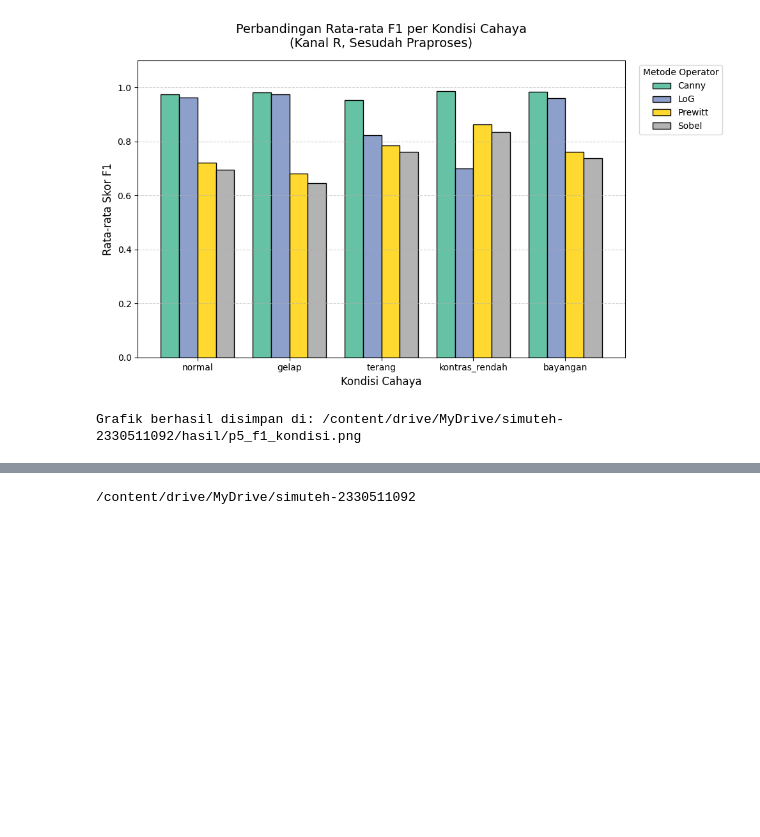
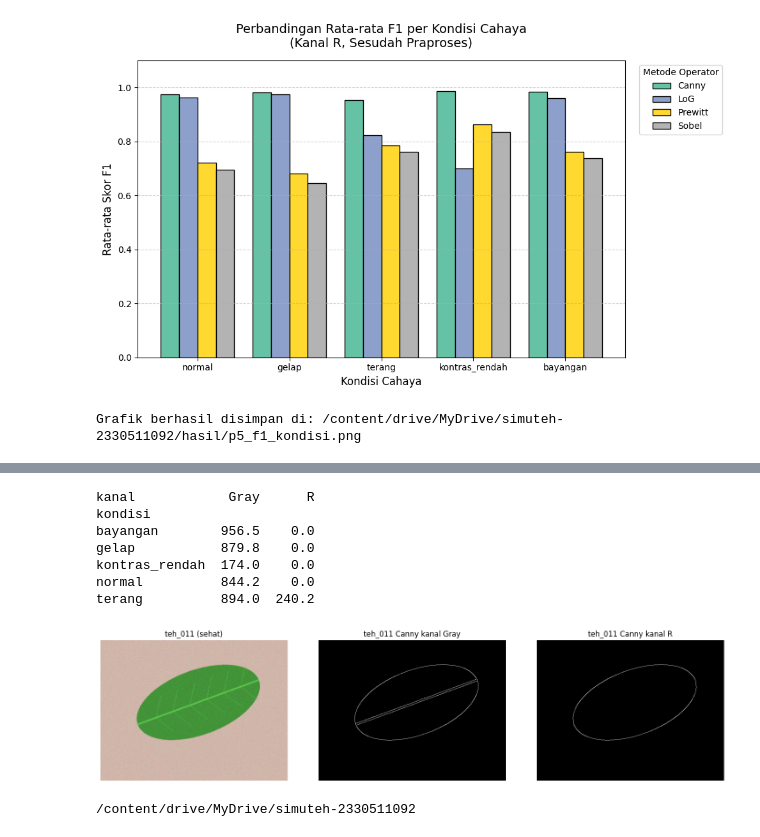
Before and after one commit to Adityagenta/simuteh-2330511092, a Jupyter notebook: notebook/P5_tepi.ipynb, the cells around one changed output, grey strips where cells are left out. Saved outputs shown, nothing was run; the diff lists cells and outputs as text; code cells hidden in the pictures; blank space fills up the shorter version.

Commit message:
Menyelesaikan Pertemuan 5 (Bagian 1 & 2): evaluasi Canny, uji daun sehat, dan keputusan Tabel 8

```diff
--- a/notebook/P5_tepi.ipynb
+++ b/notebook/P5_tepi.ipynb
@@ -163,0 +200,19 @@ Grafik berhasil disimpan di: /content/drive/MyDrive/simuteh-2330511092/hasil/p5_
+# %%
+# Kode 2.2 Ambang Canny otomatis berbasis median
+def canny_otomatis(g, s=0.33):
+    """Ambang dari median intensitas: bawah = (1-s) x median, atas = (1+s) x median."""
+    v = np.median(g)
+    return cv2.Canny(g, int(max(0, (1 - s) * v)), int(min(255, (1 + s) * v)))
+
+baris = []
+for _, d in label[label.kelas != "sehat"].iterrows():
+    img, md, mb = muat(d.nama_file)
+    ac = cv2.bitwise_or(tepi_acuan(md), tepi_acuan(mb))
+    pra_ = praproses(img, PARAM)
+    for kanal, g in [("Gray", cv2.cvtColor(pra_, cv2.COLOR_BGR2GRAY)), ("R", pra_[:, :, 2])]:
+        baris.append([d.kondisi_cahaya, kanal, "otomatis", skor_tepi(canny_otomatis(g), ac)[2], np.median(g)])
+        baris.append([d.kondisi_cahaya, kanal, "tetap 30/90", skor_tepi(tepi_canny(g), ac)[2], np.median(g)])
+
+auto = pd.DataFrame(baris, columns=["kondisi", "kanal", "ambang", "F1", "median"])
+print(auto.pivot_table(index=["kanal", "ambang"], columns="kondisi", values="F1").round(3))
+print(auto.groupby(["kanal", "kondisi"])["median"].mean().round(1))
@@ -164,3 +292,28 @@ Grafik berhasil disimpan di: /content/drive/MyDrive/simuteh-2330511092/hasil/p5_
+# %%
+# Kode 2.3 Tepi palsu di bagian dalam daun sehat
+baris, panel, judul = [], [], []
+for _, d in label[label.kelas == "sehat"].iterrows():
+    img, md, mb = muat(d.nama_file)
+    pra_ = praproses(img, PARAM)
+    dalam = cv2.erode(md, np.ones((7, 7), np.uint8)) > 0   # bagian dalam daun
+    for kanal, g in [("Gray", cv2.cvtColor(pra_, cv2.COLOR_BGR2GRAY)), ("R", pra_[:, :, 2])]:
+        e = tepi_canny(g)
+        baris.append([d.kondisi_cahaya, kanal, int(((e > 0) & dalam).sum())])
+        if d.nama_file == "teh_011.png":
+            panel.append(e); judul.append(f"teh_011 Canny kanal {kanal}")
+
+sehat = pd.DataFrame(baris, columns=["kondisi", "kanal", "piksel_tepi_di_dalam_daun"])
+print(sehat.pivot_table(index="kondisi", columns="kanal", values="piksel_tepi_di_dalam_daun").round(1))
+tampil([muat("teh_011.png")[0]] + panel, ["teh_011 (sehat)"] + judul, ukuran=(15, 3.6))
+# %% [output]
+kanal            Gray      R
+kondisi
+bayangan        956.5    0.0
+gelap           879.8    0.0
+kontras_rendah  174.0    0.0
+normal          844.2    0.0
+terang          894.0  240.2
+[figure, added]
 # %%
 %cd /content/drive/MyDrive/simuteh-2330511092
 # %% [output]
```
Also changed, not shown: parts of 8 cells of this notebook.
